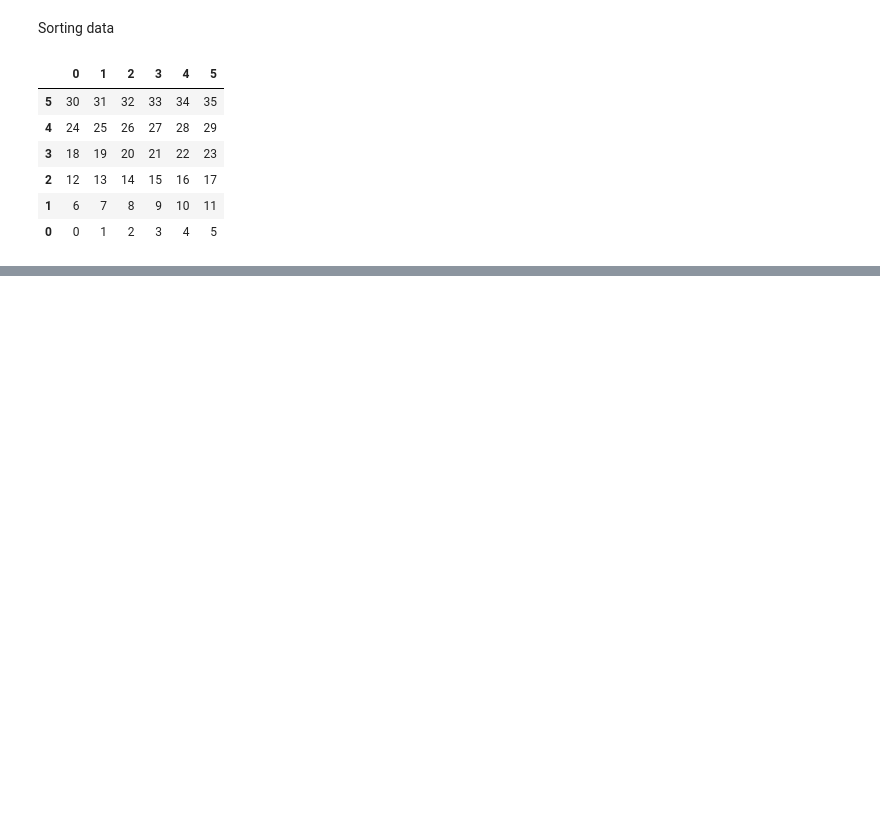
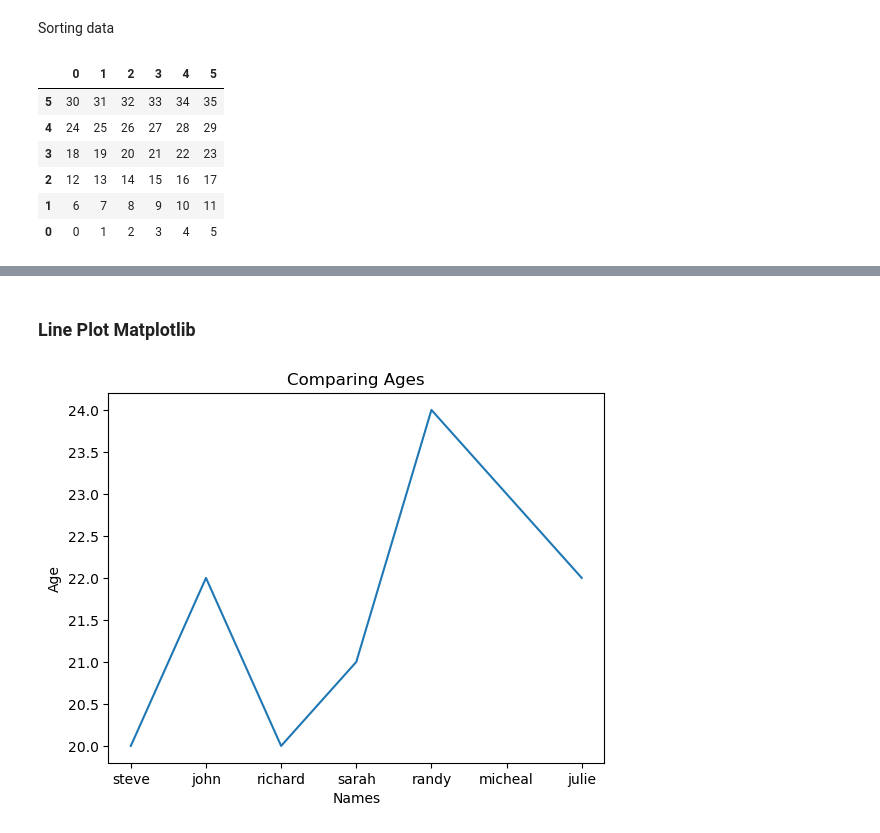
Before and after one commit to Mahdi90s/Python_repository, a Jupyter notebook: Python_Code/Python_Learning.ipynb, the cells around one changed output, grey strips where cells are left out. Drawn from its saved outputs; the diff is of its cells as text; code cells hidden in the pictures; blank space fills up the shorter version.

```diff
--- a/Python_Code/Python_Learning.ipynb
+++ b/Python_Code/Python_Learning.ipynb
@@ -491,0 +565,11 @@ DF_sorted
+# %% [markdown]
+### Line Plot Matplotlib
+# %%
+plt.plot (df['names'], df['age'])
+plt.xlabel ("Names")
+plt.ylabel ("Age")
+plt.title ('Comparing Ages')
+
+plt.show()
+# %% [output]
+[figure, added]
```
Also changed, not shown: parts of 41 cells of this notebook.
